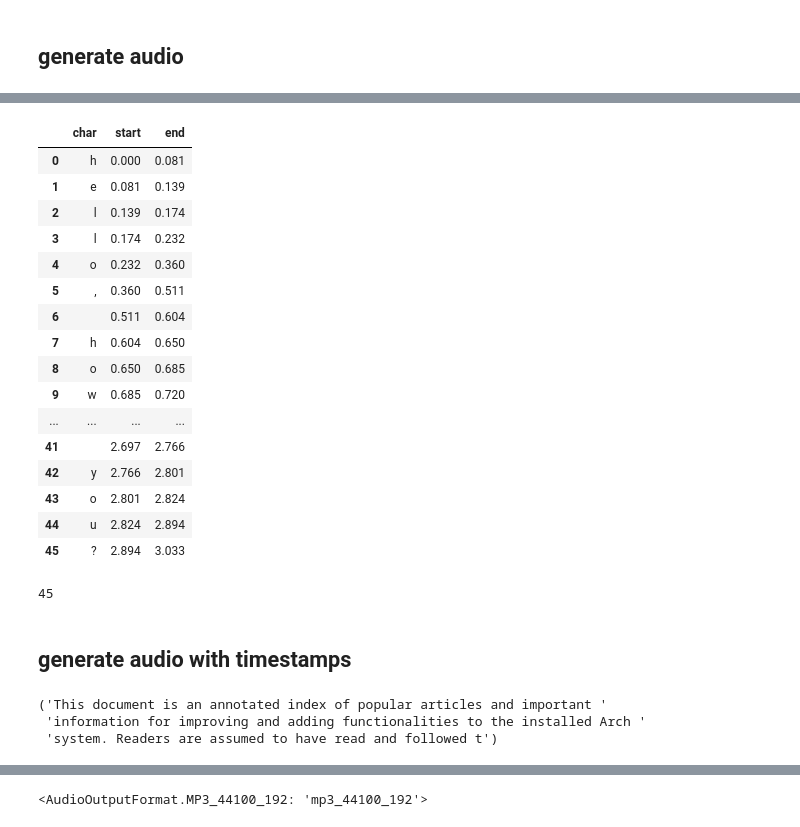
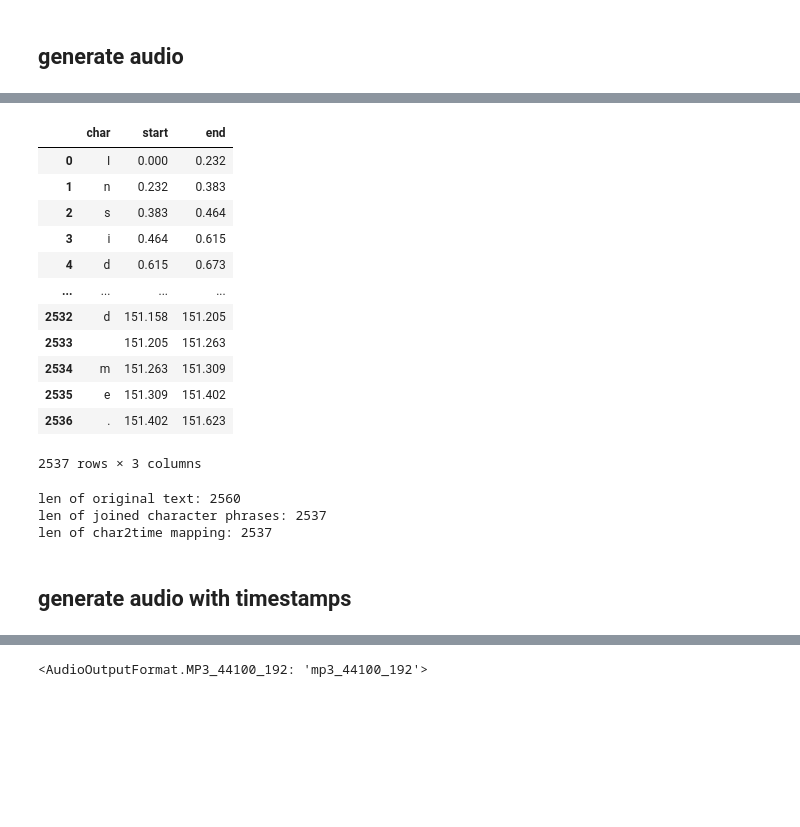
Before and after one commit to navalnica/ai-audio-books, a Jupyter notebook: notebooks/playground.ipynb, the cells around one changed output, grey strips where cells are left out. Drawn from its saved outputs; the diff is of its cells as text; code cells hidden in the pictures; blank space fills up the shorter version.

```diff
--- a/notebooks/playground.ipynb
+++ b/notebooks/playground.ipynb
@@ -41,10 +41,10 @@ True
 ## split text into character phrases
 # %%
 text = samples.GATSBY_2
-text = """\
-Margaret: hello, how are you Tom?
-Tom: nice, thanks. And you?
-"""
+# text = """\
+# Margaret: hello, how are you Tom?
+# Tom: nice, thanks. And you?
+# """
 # %%
 chain = create_split_text_chain(llm_model=GPTModels.GPT_4o)
 # chain = create_split_text_chain(llm_model=GPTModels.GPT_4_TURBO_2024_04_09)
@@ -160,38 +275,36 @@ for phrase in res.phrases:
 # %%
 alignments = [response.alignment for response in tts_responses]
 # %%
-a = TTSTimestampsAlignemnt.combine_alignments(alignments=alignments)
+char2time = TTSTimestampsAlignemnt.combine_alignments(alignments=alignments)
 # %%
-a.to_dataframe()
+char2time.to_dataframe()
 # %% [output]
 |  | char | start | end |
-| 0 | h | 0.000 | 0.081 |
-| 1 | e | 0.081 | 0.139 |
-| 2 | l | 0.139 | 0.174 |
-| 3 | l | 0.174 | 0.232 |
-| 4 | o | 0.232 | 0.360 |
-| 5 | , | 0.360 | 0.511 |
-| 6 |  | 0.511 | 0.604 |
-| 7 | h | 0.604 | 0.650 |
-| 8 | o | 0.650 | 0.685 |
-| 9 | w | 0.685 | 0.720 |
+| 0 | I | 0.000 | 0.232 |
+| 1 | n | 0.232 | 0.383 |
+| 2 | s | 0.383 | 0.464 |
+| 3 | i | 0.464 | 0.615 |
+| 4 | d | 0.615 | 0.673 |
 | ... | ... | ... | ... |
-| 41 |  | 2.697 | 2.766 |
-| 42 | y | 2.766 | 2.801 |
-| 43 | o | 2.801 | 2.824 |
-| 44 | u | 2.824 | 2.894 |
-| 45 | ? | 2.894 | 3.033 |
+| 2532 | d | 151.158 | 151.205 |
+| 2533 |  | 151.205 | 151.263 |
+| 2534 | m | 151.263 | 151.309 |
+| 2535 | e | 151.309 | 151.402 |
+| 2536 | . | 151.402 | 151.623 |
+2537 rows × 3 columns
-# %%
-len(''.join([x.text for x in res.phrases]))
-# %% [output]
-45
+# %%
+print(f'len of original text: {len(text)}')
+# add 1 extra char imitating space between character phrases
+joined_phrases = ' '.join([x.text for x in res.phrases])
+print(f'len of joined character phrases: {len(joined_phrases)}')
+print(f'len of char2time mapping: {len(char2time.characters)}')
+# %% [output]
+len of original text: 2560
+len of joined character phrases: 2537
+len of char2time mapping: 2537
 # %% [markdown]
 ## generate audio with timestamps
 # %%
-text = samples.ARCH_WIKI_1[:200]
-pprint(text)
+# text = samples.ARCH_WIKI_1[:200]
+# pprint(text)
-# %% [output]
-('This document is an annotated index of popular articles and important '
- 'information for improving and adding functionalities to the installed Arch '
- 'system. Readers are assumed to have read and followed t')
 # %%
```
Also changed, not shown: parts of 19 cells of this notebook, 7 other files.
